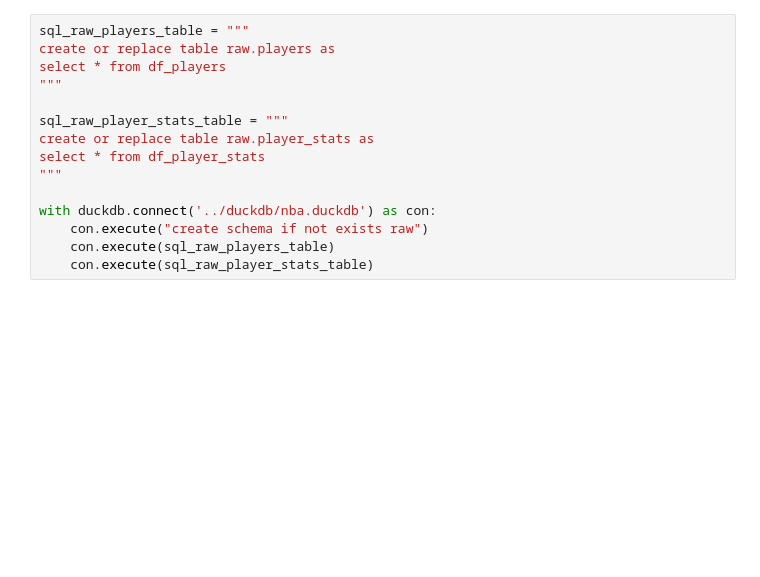
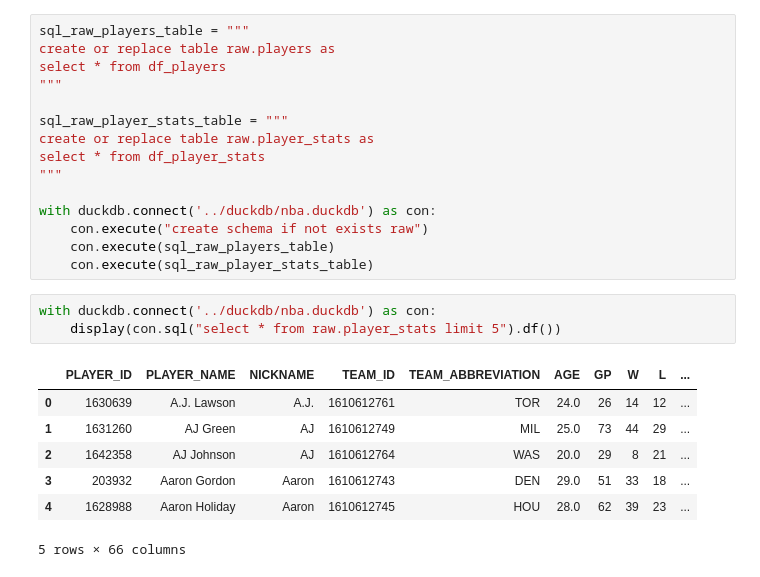
Before and after one commit to al-jpacho/nba-dbt-pipeline, a Jupyter notebook: notebooks/nba_pipeline_dev.ipynb, the cells around one changed output. Cells and saved outputs as stored; diff of their text form; blank space fills up the shorter version.

```diff
--- a/notebooks/nba_pipeline_dev.ipynb
+++ b/notebooks/nba_pipeline_dev.ipynb
@@ -35,3 +67,14 @@ with duckdb.connect('../duckdb/nba.duckdb') as con:
     con.execute("create schema if not exists raw")
     con.execute(sql_raw_players_table)
     con.execute(sql_raw_player_stats_table)
+# %%
+with duckdb.connect('../duckdb/nba.duckdb') as con:
+    display(con.sql("select * from raw.player_stats limit 5").df())
+# %% [output]
+|  | PLAYER_ID | PLAYER_NAME | NICKNAME | TEAM_ID | TEAM_ABBREVIATION | AGE | GP | W | L | ... |
+| 0 | 1630639 | A.J. Lawson | A.J. | 1610612761 | TOR | 24.0 | 26 | 14 | 12 | ... |
+| 1 | 1631260 | AJ Green | AJ | 1610612749 | MIL | 25.0 | 73 | 44 | 29 | ... |
+| 2 | 1642358 | AJ Johnson | AJ | 1610612764 | WAS | 20.0 | 29 | 8 | 21 | ... |
+| 3 | 203932 | Aaron Gordon | Aaron | 1610612743 | DEN | 29.0 | 51 | 33 | 18 | ... |
+| 4 | 1628988 | Aaron Holiday | Aaron | 1610612745 | HOU | 28.0 | 62 | 39 | 23 | ... |
+5 rows × 66 columns
```
Also changed, not shown: parts of 8 cells of this notebook.
